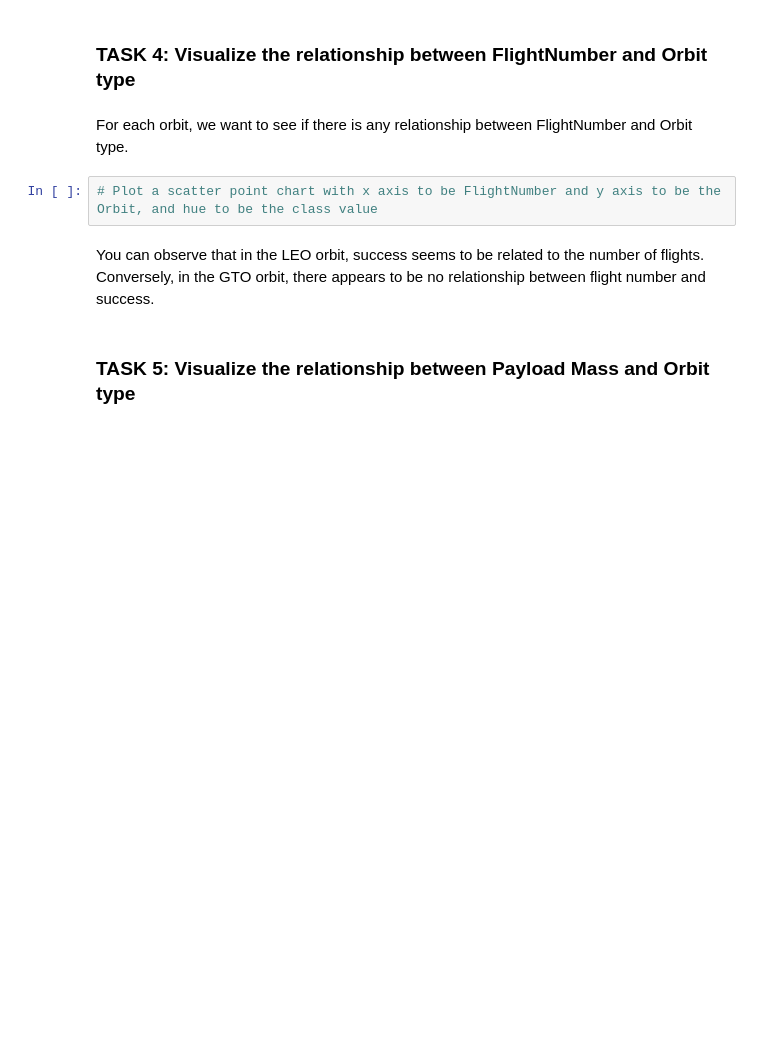
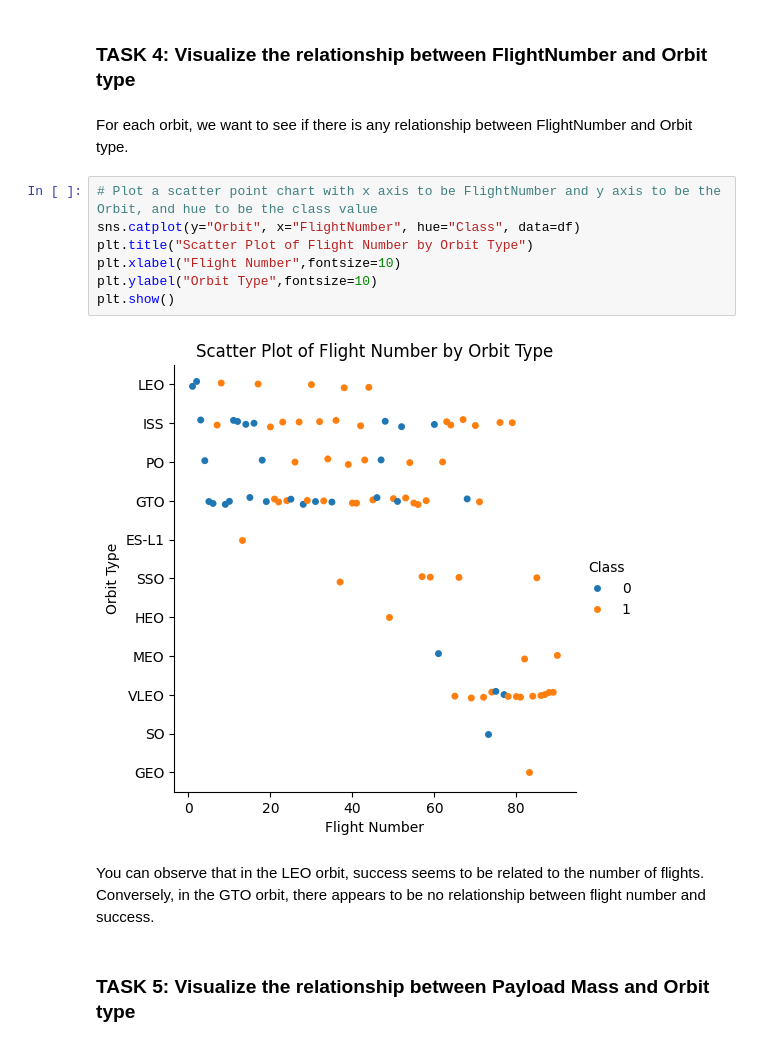
Before and after one commit to Justin-Thorpe/thorpej-ibm-capstone-coursework, a Jupyter notebook: module2-eda-with-visualization.ipynb, the cells around one changed output. Drawn from its saved outputs; the diff is of its cells as text; blank space fills up the shorter version.

```diff
--- a/module2-eda-with-visualization.ipynb
+++ b/module2-eda-with-visualization.ipynb
@@ -138,6 +146,13 @@ Analyze the plotted bar chart to identify which orbits have the highest success
 For each orbit, we want to see if there is any relationship between FlightNumber and Orbit type.
 # %%
 # Plot a scatter point chart with x axis to be FlightNumber and y axis to be the Orbit, and hue to be the class value
+sns.catplot(y="Orbit", x="FlightNumber", hue="Class", data=df)
+plt.title("Scatter Plot of Flight Number by Orbit Type")
+plt.xlabel("Flight Number",fontsize=10)
+plt.ylabel("Orbit Type",fontsize=10)
+plt.show()
+# %% [output]
+[figure, added]
 # %% [markdown]
 You can observe that in the LEO orbit, success seems to be related to the number of flights. Conversely, in the GTO orbit, there appears to be no relationship between flight number and success.
 # %% [markdown]
```
Also changed, not shown: parts of 6 cells of this notebook, 2 other files.
